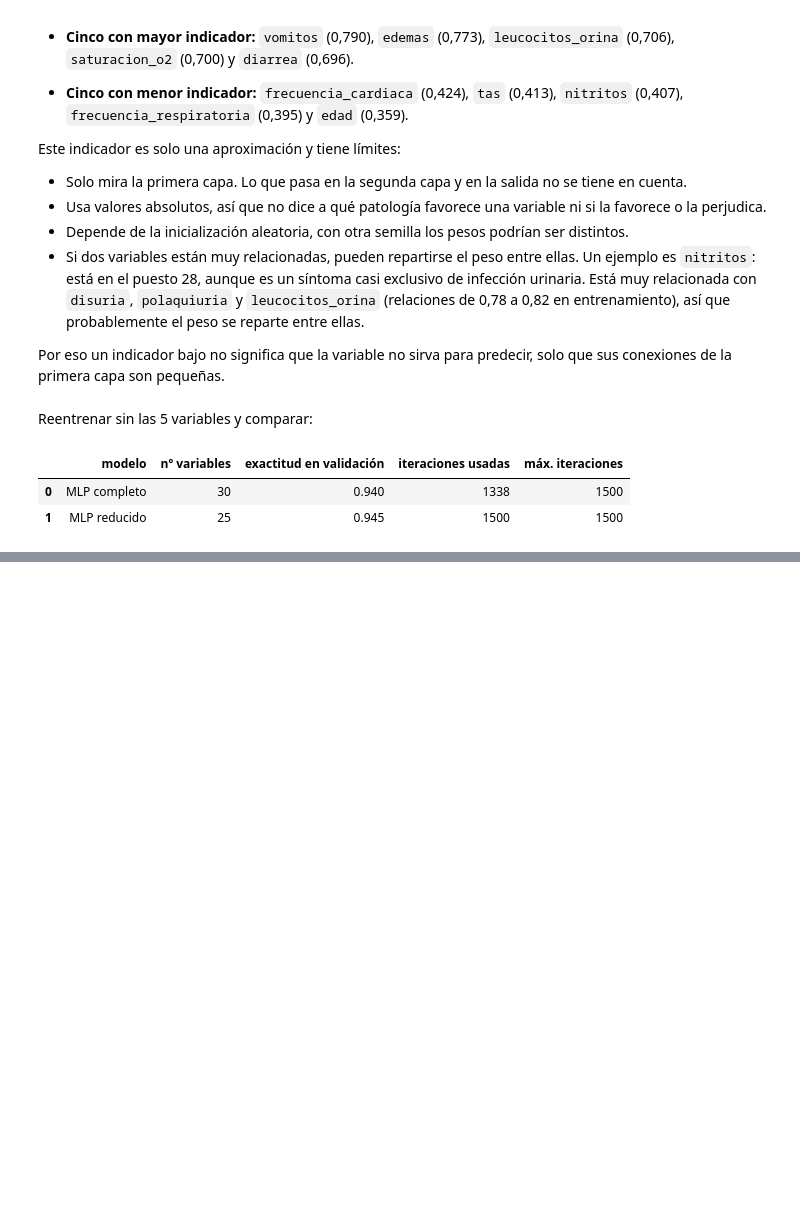
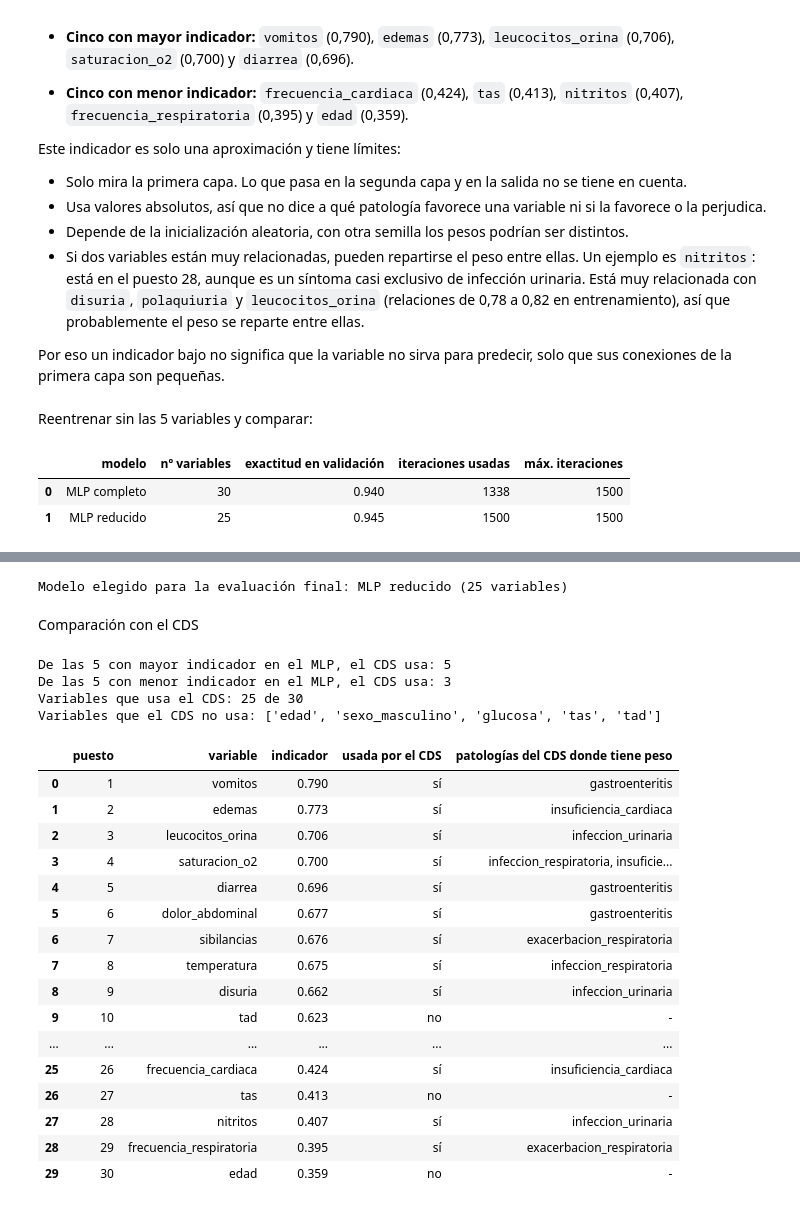
Before and after one commit to angelaNavarro11/sist-apoyo-decision-clinica, a Jupyter notebook: notebooks/Practica3-Resultados.ipynb, the cells around one changed output, grey strips where cells are left out. Drawn from its saved outputs; the diff is of its cells as text; code cells hidden in the pictures; blank space fills up the shorter version.

```diff
--- a/notebooks/Practica3-Resultados.ipynb
+++ b/notebooks/Practica3-Resultados.ipynb
@@ -929,0 +965,52 @@ comparacion
+# %%
+ELEGIDO = "reducido"
+
+if ELEGIDO == "reducido":
+    modelo_final, columnas_finales = modelo_red_conv, columnas_reducidas   # la versión que sí converge
+else:
+    modelo_final, columnas_finales = modelo_mlp, columnas_X
+
+# modelo_final es un pipeline: incluye el escalador ya ajustado con entrenamiento.
+# columnas_finales guarda el orden de las variables que hay que usar al evaluar.
+print(f"Modelo elegido para la evaluación final: MLP {ELEGIDO} ({len(columnas_finales)} variables)")
+# %% [output]
+Modelo elegido para la evaluación final: MLP reducido (25 variables)
+# %% [markdown]
+Comparación con el CDS
+# %%
+# Variables a las que el CDS da algún peso (W_cds: filas = patologías, columnas = variables)
+usadas_cds = {var: [PATOLOGIAS[c] for c in range(5) if W_cds[c, j] != 0]
+            for j, var in enumerate(columnas_X)}
+
+tabla_comp = tabla_mlp.reset_index()
+tabla_comp["usada por el CDS"] = tabla_comp["variable"].map(lambda v: "sí" if usadas_cds[v] else "no")
+tabla_comp["patologías del CDS donde tiene peso"] = tabla_comp["variable"].map(
+    lambda v: ", ".join(usadas_cds[v]) if usadas_cds[v] else "-")
+
+print("De las 5 con mayor indicador en el MLP, el CDS usa:", sum(bool(usadas_cds[v]) for v in top5))
+print("De las 5 con menor indicador en el MLP, el CDS usa:", sum(bool(usadas_cds[v]) for v in bottom5))
+print("Variables que usa el CDS:", sum(bool(v) for v in usadas_cds.values()), "de", len(columnas_X))
+print("Variables que el CDS no usa:", [v for v, p in usadas_cds.items() if not p])
+tabla_comp.round(3)
+# %% [output]
+De las 5 con mayor indicador en el MLP, el CDS usa: 5
+De las 5 con menor indicador en el MLP, el CDS usa: 3
+Variables que usa el CDS: 25 de 30
+Variables que el CDS no usa: ['edad', 'sexo_masculino', 'glucosa', 'tas', 'tad']
+|  | puesto | variable | indicador | usada por el CDS | patologías del CDS donde tiene peso |
+| 0 | 1 | vomitos | 0.790 | sí | gastroenteritis |
+| 1 | 2 | edemas | 0.773 | sí | insuficiencia_cardiaca |
+| 2 | 3 | leucocitos_orina | 0.706 | sí | infeccion_urinaria |
+| 3 | 4 | saturacion_o2 | 0.700 | sí | infeccion_respiratoria, insuficie... |
+| 4 | 5 | diarrea | 0.696 | sí | gastroenteritis |
+| 5 | 6 | dolor_abdominal | 0.677 | sí | gastroenteritis |
+| 6 | 7 | sibilancias | 0.676 | sí | exacerbacion_respiratoria |
+| 7 | 8 | temperatura | 0.675 | sí | infeccion_respiratoria |
+| 8 | 9 | disuria | 0.662 | sí | infeccion_urinaria |
+| 9 | 10 | tad | 0.623 | no | - |
+| ... | ... | ... | ... | ... | ... |
+| 25 | 26 | frecuencia_cardiaca | 0.424 | sí | insuficiencia_cardiaca |
+| 26 | 27 | tas | 0.413 | no | - |
+| 27 | 28 | nitritos | 0.407 | sí | infeccion_urinaria |
+| 28 | 29 | frecuencia_respiratoria | 0.395 | sí | exacerbacion_respiratoria |
+| 29 | 30 | edad | 0.359 | no | - |
```
Also changed, not shown: parts of 8 cells of this notebook.
